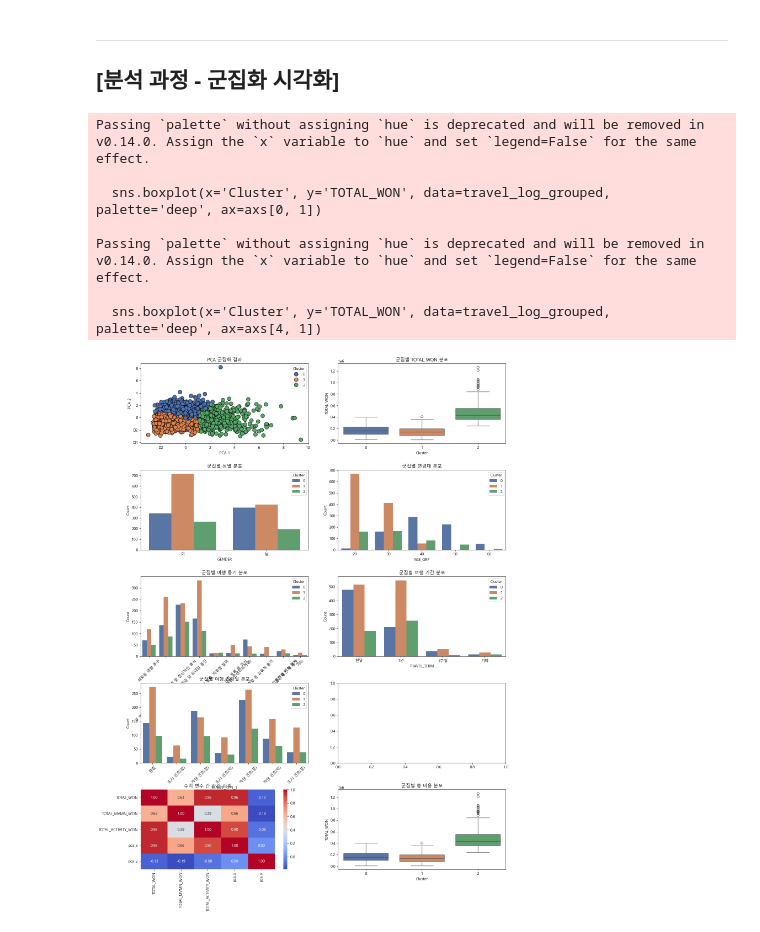
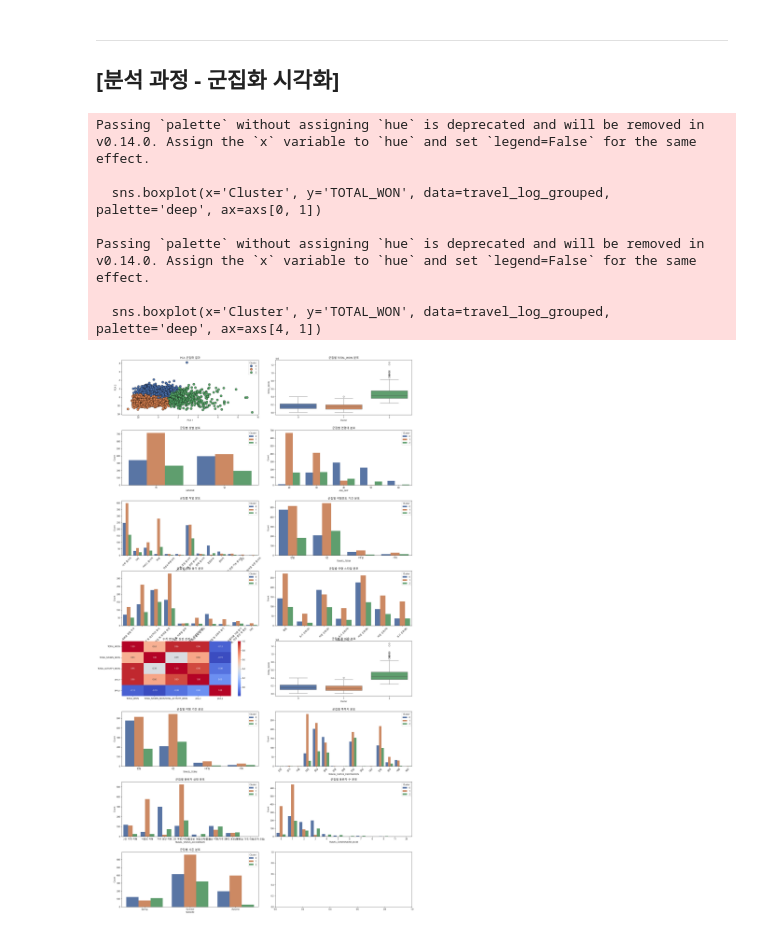
Before and after one commit to bomi03/Bokseol, a Jupyter notebook: data_analysis.ipynb, the cells around one changed output. Saved outputs shown, nothing was run; the diff lists cells and outputs as text; code cells hidden in the pictures.

```diff
--- a/data_analysis.ipynb
+++ b/data_analysis.ipynb
@@ -489,76 +489,131 @@ travel_log_grouped
 <hr>
 <h2>[분석 과정 - 군집화 시각화]</h2>
 # %%
+import matplotlib.pyplot as plt
+import seaborn as sns
+
 # 그래프의 배치와 크기 설정
-fig, axs = plt.subplots(5, 2, figsize=(15, 20))  # 5행 2열의 서브플롯
-plt.tight_layout(pad=5.0)  # 서브플롯 간 간격을 조정
+fig, axs = plt.subplots(8, 2, figsize=(20, 36))  # 9행 2열의 서브플롯으로 변경
+plt.tight_layout(pad=5.0)  # 서브플롯 간 간격 조정
 
-# 1. PCA 시각화
+# PCA 시각화
 sns.scatterplot(x='pca_x', y='pca_y', hue='Cluster', data=travel_log_grouped, palette='deep', s=100, edgecolor='k', ax=axs[0, 0])
 axs[0, 0].set_title('PCA 군집화 결과')
 axs[0, 0].set_xlabel('PCA 1')
 axs[0, 0].set_ylabel('PCA 2')
 
-# 2. 군집별 TOTAL_WON Boxplot
+# 군집별 TOTAL_WON Boxplot
 sns.boxplot(x='Cluster', y='TOTAL_WON', data=travel_log_grouped, palette='deep', ax=axs[0, 1])
 axs[0, 1].set_title('군집별 TOTAL_WON 분포')
 axs[0, 1].set_xlabel('Cluster')
 axs[0, 1].set_ylabel('TOTAL_WON')
 
-# 3. 군집별 성별 분포 (GENDER)
+# 군집별 성별 분포 (GENDER)
 sns.countplot(x='GENDER', hue='Cluster', data=travel_log_grouped, palette='deep', ax=axs[1, 0])
 axs[1, 0].set_title('군집별 성별 분포')
 axs[1, 0].set_xlabel('GENDER')
 axs[1, 0].set_ylabel('Count')
 
-# 4. 군집별 연령대 분포 (AGE_GRP)
+# 군집별 연령대 분포 (AGE_GRP)
 sns.countplot(x='AGE_GRP', hue='Cluster', data=travel_log_grouped, palette='deep', ax=axs[1, 1])
 axs[1, 1].set_title('군집별 연령대 분포')
 axs[1, 1].set_xlabel('AGE_GRP')
 axs[1, 1].set_ylabel('Count')
 
-# 5. 군집별 여행 동기 분포 (TRAVEL_MOTIVE)
-sns.countplot(x='TRAVEL_MOTIVE', hue='Cluster', data=travel_log_grouped, palette='deep', ax=axs[2, 0])
-axs[2, 0].set_title('군집별 여행 동기 분포')
-axs[2, 0].set_xlabel('TRAVEL_MOTIVE')
+# 군집별 직업 분포 (JOB_NM)
+sns.countplot(x='JOB_NM', hue='Cluster', data=travel_log_grouped, palette='deep', ax=axs[2, 0])
+axs[2, 0].set_title('군집별 직업 분포')
+axs[2, 0].set_xlabel('OCCUPATION')
 axs[2, 0].set_ylabel('Count')
 axs[2, 0].tick_params(axis='x', rotation=45)
 
-# 6. 군집별 여행 기간 분포 (TRAVEL_TERM)
+# 군집별 여행빈도 기간 분포 (TRAVEL_TERM)
 sns.countplot(x='TRAVEL_TERM', hue='Cluster', data=travel_log_grouped, palette='deep', ax=axs[2, 1])
-axs[2, 1].set_title('군집별 여행 기간 분포')
+axs[2, 1].set_title('군집별 여행빈도 기간 분포')
 axs[2, 1].set_xlabel('TRAVEL_TERM')
 axs[2, 1].set_ylabel('Count')
 
-# 7. 군집별 여행 스타일 분포 (TRAVEL_STYL_1)
-sns.countplot(x='TRAVEL_STYL_1', hue='Cluster', data=travel_log_grouped, palette='deep', ax=axs[3, 0])
-axs[3, 0].set_title('군집별 여행 스타일 분포')
-axs[3, 0].set_xlabel('TRAVEL_STYL_1')
+# 군집별 여행 동기 분포 (TRAVEL_MOTIVE)
+sns.countplot(x='TRAVEL_MOTIVE', hue='Cluster', data=travel_log_grouped, palette='deep', ax=axs[3, 0])
+axs[3, 0].set_title('군집별 여행 동기 분포')
+axs[3, 0].set_xlabel('TRAVEL_MOTIVE')
 axs[3, 0].set_ylabel('Count')
 axs[3, 0].tick_params(axis='x', rotation=45)
 
-# 8. 군집별 수치 변수 관계 (Pairplot)
-sns.pairplot(travel_log_grouped[['TOTAL_WON', 'TOTAL_MVMN_WON', 'TOTAL_ACTIVITY_WON', 'pca_x', 'pca_y', 'Cluster']], hue='Cluster', palette='deep')
+# 군집별 여행 스타일 분포 (TRAVEL_STYL_1)
+sns.countplot(x='TRAVEL_STYL_1', hue='Cluster', data=travel_log_grouped, palette='deep', ax=axs[3, 1])
+axs[3, 1].set_title('군집별 여행 스타일 분포')
+axs[3, 1].set_xlabel('TRAVEL_STYL_1')
+axs[3, 1].set_ylabel('Count')
+axs[3, 1].tick_params(axis='x', rotation=45)
 
-# 9. 수치 변수 간 상관 관계 Heatmap
+# 수치 변수 간 상관 관계 Heatmap
 corr = travel_log_grouped[['TOTAL_WON', 'TOTAL_MVMN_WON', 'TOTAL_ACTIVITY_WON', 'pca_x', 'pca_y']].corr()
 sns.heatmap(corr, annot=True, cmap='coolwarm', fmt='.2f', ax=axs[4, 0])
 axs[4, 0].set_title('수치 변수 간 상관 관계')
 
-# 10. 군집별 총 비용(TOTAL_WON) 분포 (Boxplot)
+# 군집별 총 비용(TOTAL_WON) 분포 (Boxplot)
 sns.boxplot(x='Cluster', y='TOTAL_WON', data=travel_log_grouped, palette='deep', ax=axs[4, 1])
 axs[4, 1].set_title('군집별 총 비용 분포')
 axs[4, 1].set_xlabel('Cluster')
 axs[4, 1].set_ylabel('TOTAL_WON')
 
-# 최종 출력
+# 군집별 여행 기간 (TRAVEL_TERM) 분포
+sns.countplot(x='TRAVEL_TERM', hue='Cluster', data=travel_log_grouped, palette='deep', ax=axs[5, 0])
+axs[5, 0].set_title('군집별 여행 기간 분포')
+axs[5, 0].set_xlabel('TRAVEL_TERM')
+axs[5, 0].set_ylabel('Count')
+
+# 군집별 목적지 (TRAVEL_STATUS_DESTINATION) 분포
+sns.countplot(x='TRAVEL_STATUS_DESTINATION', hue='Cluster', data=travel_log_grouped, palette='deep', ax=axs[5, 1])
+axs[5, 1].set_title('군집별 목적지 분포')
+axs[5, 1].set_xlabel('TRAVEL_STATUS_DESTINATION')
+axs[5, 1].set_ylabel('Count')
+axs[5, 1].tick_params(axis='x', rotation=45)
+
+# 군집별 동반자 상태 (TRAVEL_STATUS_ACCOMPANY) 분포
+sns.countplot(x='TRAVEL_STATUS_ACCOMPANY', hue='Cluster', data=travel_log_grouped, palette='deep', ax=axs[6, 0])
+axs[6, 0].set_title('군집별 동반자 상태 분포')
+axs[6, 0].set_xlabel('TRAVEL_STATUS_ACCOMPANY')
+axs[6, 0].set_ylabel('Count')
+
+# 군집별 동반자 수 (TRAVEL_COMPANIONS_NUM) 분포
+sns.countplot(x='TRAVEL_COMPANIONS_NUM', hue='Cluster', data=travel_log_grouped, palette='deep', ax=axs[6, 1])
+axs[6, 1].set_title('군집별 동반자 수 분포')
+axs[6, 1].set_xlabel('TRAVEL_COMPANIONS_NUM')
+axs[6, 1].set_ylabel('Count')
+
+# 군집별 시즌 (SEASON) 분포
+sns.countplot(x='SEASON', hue='Cluster', data=travel_log_grouped, palette='deep', ax=axs[7, 0])
+axs[7, 0].set_title('군집별 시즌 분포')
+axs[7, 0].set_xlabel('SEASON')
+axs[7, 0].set_ylabel('Count')
+
+# 원형 그래프들 별도로 그리기
+fig2, axs2 = plt.subplots(1, 3, figsize=(20, 5))
+
+for i, cluster in enumerate([0, 1, 2]):
+    # 성별 원형 그래프
+    gender_dist = travel_log_grouped[travel_log_grouped['Cluster'] == cluster]['GENDER'].value_counts()
+    axs2[i].pie(gender_dist, labels=gender_dist.index, autopct='%1.1f%%', startangle=90, colors=sns.color_palette('deep'))
+    axs2[i].set_title(f'군집 {cluster} 성별 분포')
+    axs2[i].axis('equal')  # 원이 비례적으로 보이게 설정
+
+# 연령대 원형 그래프
+fig3, axs3 = plt.subplots(1, 3, figsize=(20, 5))
+for i, cluster in enumerate([0, 1, 2]):
+    age_dist = travel_log_grouped[travel_log_grouped['Cluster'] == cluster]['AGE_GRP'].value_counts()
+    axs3[i].pie(age_dist, labels=age_dist.index, autopct='%1.1f%%', startangle=90, colors=sns.color_palette('deep'))
+    axs3[i].set_title(f'군집 {cluster} 연령대 분포')
+    axs3[i].axis('equal')  # 원이 비례적으로 보이게 설정
+
 plt.show()
 # %% [output]
 Passing `palette` without assigning `hue` is deprecated and will be removed in v0.14.0. Assign the `x` variable to `hue` and set `legend=False` for the same effect.
 
   sns.boxplot(x='Cluster', y='TOTAL_WON', data=travel_log_grouped, palette='deep', ax=axs[0, 1])
 
 Passing `palette` without assigning `hue` is deprecated and will be removed in v0.14.0. Assign the `x` variable to `hue` and set `legend=False` for the same effect.
 
   sns.boxplot(x='Cluster', y='TOTAL_WON', data=travel_log_grouped, palette='deep', ax=axs[4, 1])
-[figure, old version]
+[figure, new version]
```
Also changed, not shown: parts of 1 cell of this notebook.
